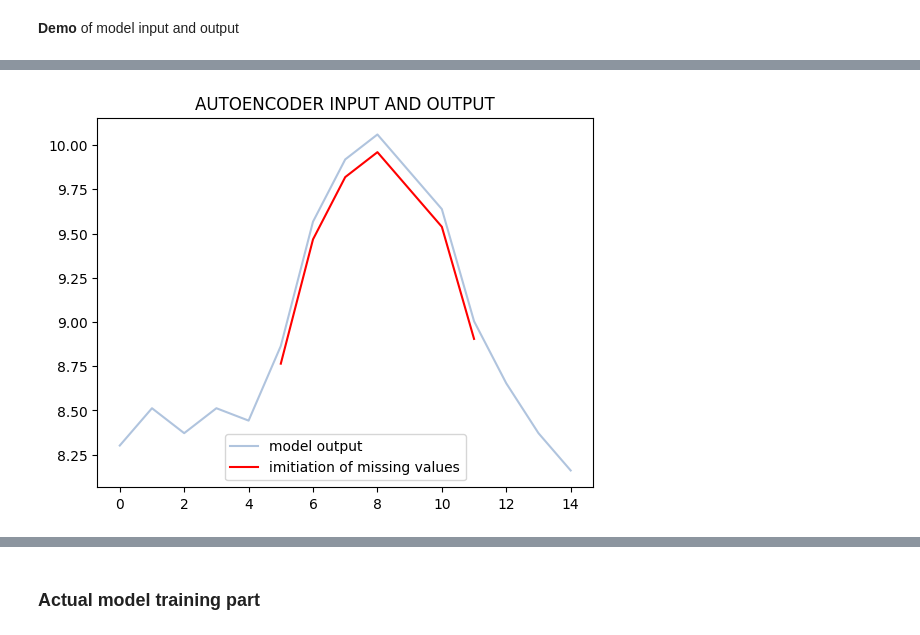
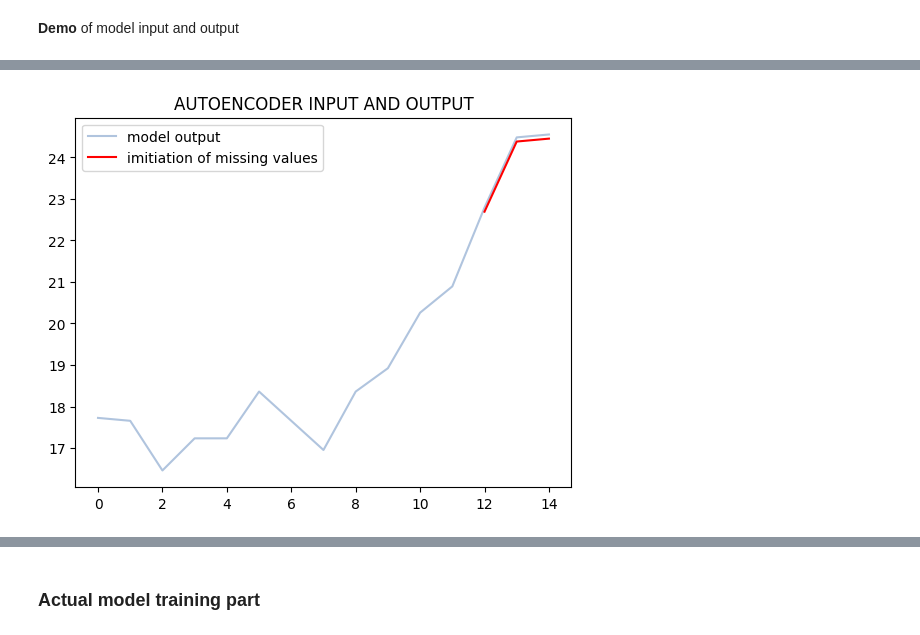
Before and after one commit to tevops/temperature_interpolation_demo, a Jupyter notebook: APPENDIX_1 PART II.ipynb, the cells around one changed output, grey strips where cells are left out. Cells and saved outputs as stored; diff of their text form; code cells hidden in the pictures.

```diff
--- a/APPENDIX_1 PART II.ipynb
+++ b/APPENDIX_1 PART II.ipynb
@@ -115,9 +115,9 @@ def plot_model_input_output(ix, data, sequence_len):
     plt.legend()
     plt.show()
 # %%
-plot_model_input_output(ix=10, data=demo_data, sequence_len=15)
+plot_model_input_output(ix=8, data=demo_data, sequence_len=15)
 # %% [output]
-[figure, old version]
+[figure, new version]
 # %%
 plot_model_input_output(ix=9, data=demo_data, sequence_len=15)
 # %% [output]
```
Also changed, not shown: parts of 13 cells of this notebook.
